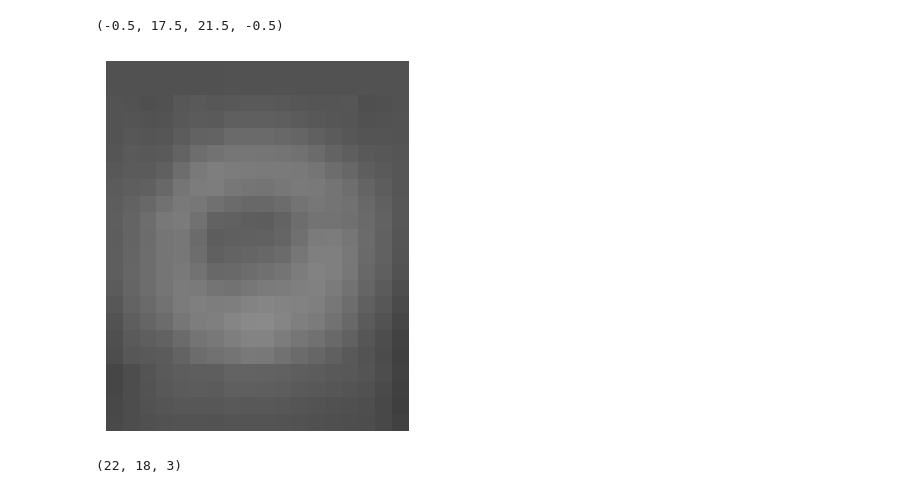
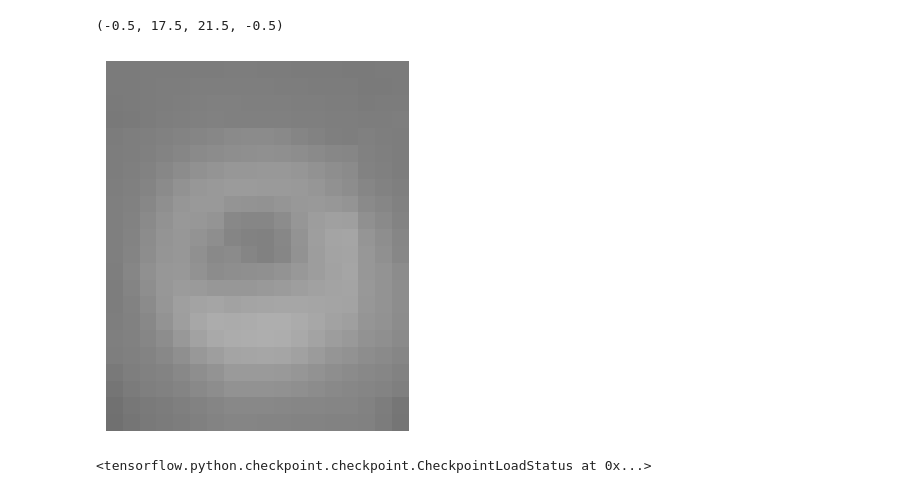
Before and after one commit to bucket420/ParticleTracking, a Jupyter notebook: training.ipynb, the cells around one changed output. Drawn from its saved outputs; the diff is of its cells as text; code cells hidden in the pictures.

```diff
--- a/training.ipynb
+++ b/training.ipynb
@@ -8,15 +10,18 @@ import skimage.color
 import matplotlib.pyplot as plt
 # %%
 # t, x, y, w = (251, 80, 538, 40)
-training_image = dt.LoadImage('D:/OneDrive/Desktop/PhysicsResearch/ParticleTracking/training_data/images/particles/original/01hz left13.png')()._value / 256
+training_image = dt.LoadImage('D:/OneDrive/Desktop/PhysicsResearch/ParticleTracking/train_data/images/particles/01hz left17.png')()._value / 256
 crop = training_image
 plt.imshow(crop)
 plt.axis("off")
 # %% [output]
 (-0.5, 17.5, 21.5, -0.5)
-[figure, old version]
+[figure, new version]
 # %%
-crop.shape
+
+model = dt.models.LodeSTAR(input_shape=(None, None, 3))
-# %% [output]
-(22, 18, 3)
+# %%
+model.load_weights("./model/weights")
+# %% [output]
+<tensorflow.python.checkpoint.checkpoint.CheckpointLoadStatus at 0x...>
 # %%
```
Also changed, not shown: parts of 7 cells of this notebook, 8 other files.
